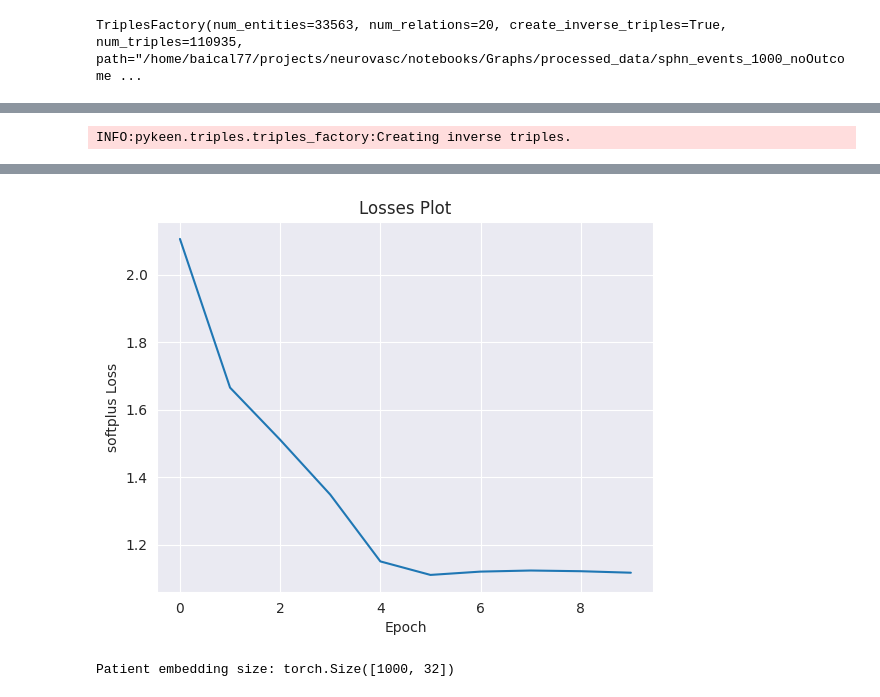
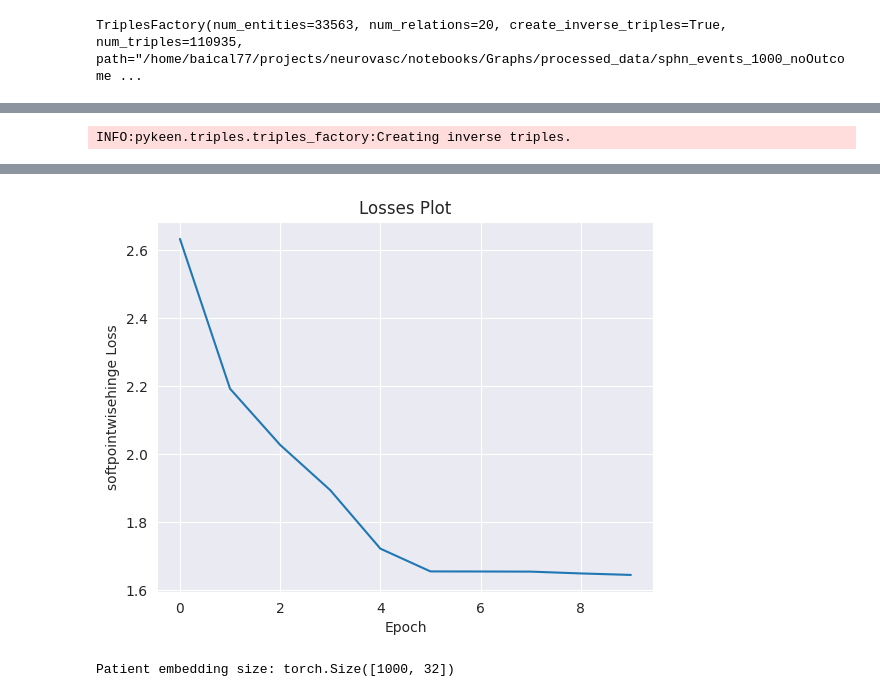
Before and after one commit to TeamHeKA/neurovasc, a Jupyter notebook: notebooks/Graphs/transe_node_pred.ipynb, the cells around one changed output, grey strips where cells are left out. Drawn from its saved outputs; the diff is of its cells as text; code cells hidden in the pictures.

```diff
--- a/notebooks/Graphs/transe_node_pred.ipynb
+++ b/notebooks/Graphs/transe_node_pred.ipynb
@@ -89,7 +89,7 @@ result = pipeline(
     model=model_name,
     model_kwargs=dict(
         embedding_dim=embedding_dim,
-        loss="softplus",
+        loss="softPointwiseHingeLoss",
     ),
     training_kwargs=dict(
         num_epochs=epochs,
@@ -117,4 +116,4 @@ INFO:pykeen.evaluation.evaluator:Evaluation took 209.72s seconds
-[figure, old version]
+[figure, new version]
 # %%
 import torch
 import torch.nn as nn
```
Also changed, not shown: parts of 5 cells of this notebook, 3 other files.
